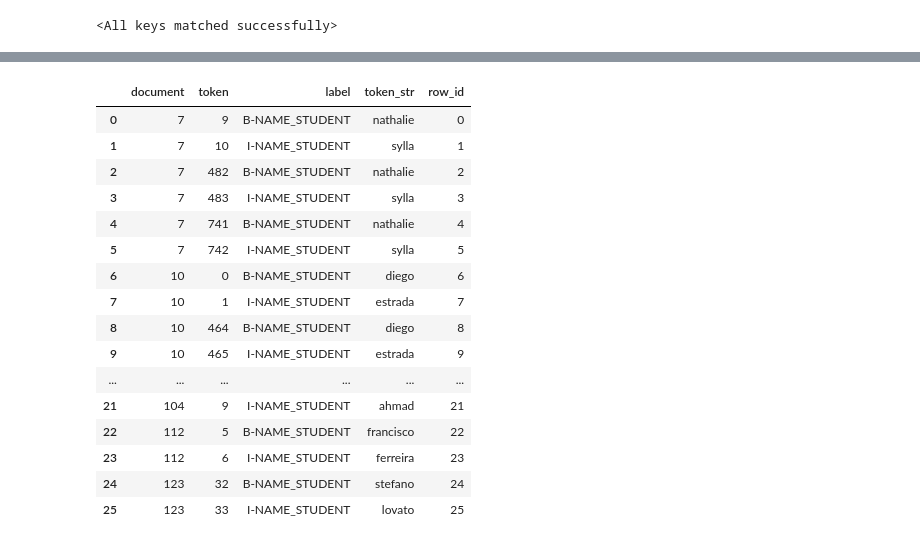
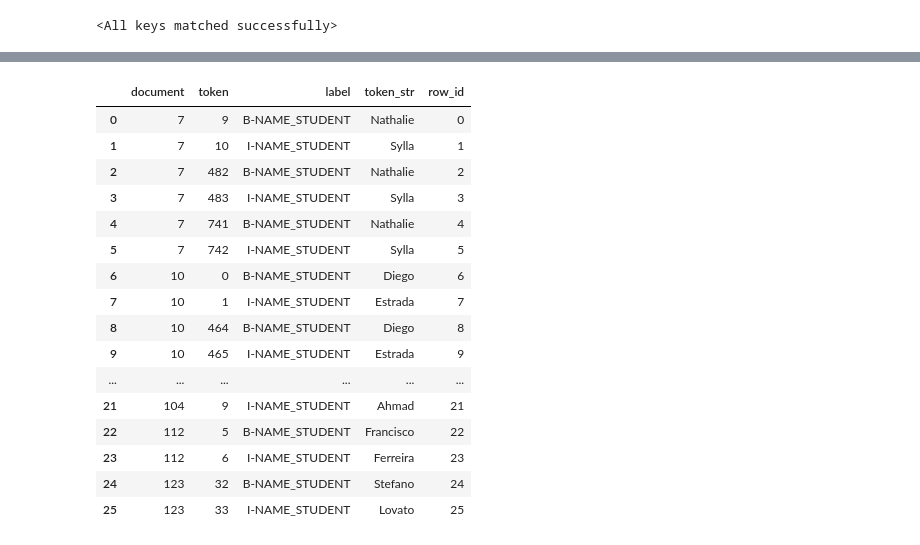
Before and after one commit to Zhang1933/kaggle-PII-Data-Detection, a Jupyter notebook: inference.ipynb, the cells around one changed output, grey strips where cells are left out. Saved outputs shown, nothing was run; the diff lists cells and outputs as text; code cells hidden in the pictures.

```diff
--- a/inference.ipynb
+++ b/inference.ipynb
@@ -27,8 +36,7 @@ from transformers import AutoModelForTokenClassification
 # %%
-data = json.load(open(Config.data_path+"/test.json"))
 ds = Dataset.from_dict({
     "full_text": [x["full_text"] for x in data],
-    "document": [x["document"] for x in data],
+    "document": [str(x["document"]) for x in data],
     "tokens": [x["tokens"] for x in data],
     "trailing_whitespace": [x["trailing_whitespace"] for x in data],
 })
@@ -62,4 +125,2 @@ id2label
 # %%
-# 如果多次没击中，大概率有问题
-preprocesssed_ds=ds.map(preprocesss, fn_kwargs={'tokenizer':tokenizer,'label2id':label2id,'if_train':False},num_proc=8,desc="prepocessing data")
-preprocesssed_ds
+preprocesssed_ds=ds.map(inference_preprocesss, fn_kwargs={'tokenizer':tokenizer,'label2id':label2id},num_proc=1,desc="prepocessing data")
@@ -71,6 +127,6 @@ Dataset({
 # %%
 # rebuid dataset
-tmp_pd=expanddataset(preprocesssed_ds)
-print(tmp_pd['berttokenids'].str.len().agg(['mean','max','std']))
+tmp_pd=expanddataset(preprocesssed_ds,if_train=False)
+print(tmp_pd['berttokenids'].str.len().agg(['mean','max','std','min']))
 tmp_pd
 # %% [output]
@@ -106,7 +163,7 @@ model.load_state_dict(torch.load(modelpath))
 # %% [output]
 <All keys matched successfully>
 # %%
-data_collator = Collate(tokenizer=tokenizer)
+data_collator = Collate(tokenizer=tokenizer,if_train=False)
 val_dataloader=DataLoader(full_ds,batch_size=1,pin_memory=True,collate_fn=data_collator)
 # %%
 model.eval()
@@ -169,29 +216,29 @@ token_strs
 # %%
 df = pd.DataFrame({
     "document": document,
-    "token": token_ids,
-    "label": labels,
-    "token_str": token_strs
+    "token": token,
+    "label": label,
+    "token_str": token_str
 })
 df["row_id"] = list(range(len(df)))
 display(df.head(100))
 # %% [output]
 |  | document | token | label | token_str | row_id |
-| 0 | 7 | 9 | B-NAME_STUDENT | nathalie | 0 |
-| 1 | 7 | 10 | I-NAME_STUDENT | sylla | 1 |
-| 2 | 7 | 482 | B-NAME_STUDENT | nathalie | 2 |
-| 3 | 7 | 483 | I-NAME_STUDENT | sylla | 3 |
-| 4 | 7 | 741 | B-NAME_STUDENT | nathalie | 4 |
-| 5 | 7 | 742 | I-NAME_STUDENT | sylla | 5 |
-| 6 | 10 | 0 | B-NAME_STUDENT | diego | 6 |
-| 7 | 10 | 1 | I-NAME_STUDENT | estrada | 7 |
-| 8 | 10 | 464 | B-NAME_STUDENT | diego | 8 |
-| 9 | 10 | 465 | I-NAME_STUDENT | estrada | 9 |
+| 0 | 7 | 9 | B-NAME_STUDENT | Nathalie | 0 |
+| 1 | 7 | 10 | I-NAME_STUDENT | Sylla | 1 |
+| 2 | 7 | 482 | B-NAME_STUDENT | Nathalie | 2 |
+| 3 | 7 | 483 | I-NAME_STUDENT | Sylla | 3 |
+| 4 | 7 | 741 | B-NAME_STUDENT | Nathalie | 4 |
+| 5 | 7 | 742 | I-NAME_STUDENT | Sylla | 5 |
+| 6 | 10 | 0 | B-NAME_STUDENT | Diego | 6 |
+| 7 | 10 | 1 | I-NAME_STUDENT | Estrada | 7 |
+| 8 | 10 | 464 | B-NAME_STUDENT | Diego | 8 |
+| 9 | 10 | 465 | I-NAME_STUDENT | Estrada | 9 |
 | ... | ... | ... | ... | ... | ... |
-| 21 | 104 | 9 | I-NAME_STUDENT | ahmad | 21 |
-| 22 | 112 | 5 | B-NAME_STUDENT | francisco | 22 |
-| 23 | 112 | 6 | I-NAME_STUDENT | ferreira | 23 |
-| 24 | 123 | 32 | B-NAME_STUDENT | stefano | 24 |
-| 25 | 123 | 33 | I-NAME_STUDENT | lovato | 25 |
+| 21 | 104 | 9 | I-NAME_STUDENT | Ahmad | 21 |
+| 22 | 112 | 5 | B-NAME_STUDENT | Francisco | 22 |
+| 23 | 112 | 6 | I-NAME_STUDENT | Ferreira | 23 |
+| 24 | 123 | 32 | B-NAME_STUDENT | Stefano | 24 |
+| 25 | 123 | 33 | I-NAME_STUDENT | Lovato | 25 |
 # %%
 df[["row_id", "document", "token", "label"]].to_csv("submission.csv", index=False)
```
Also changed, not shown: parts of 11 cells of this notebook, 3 other files.
